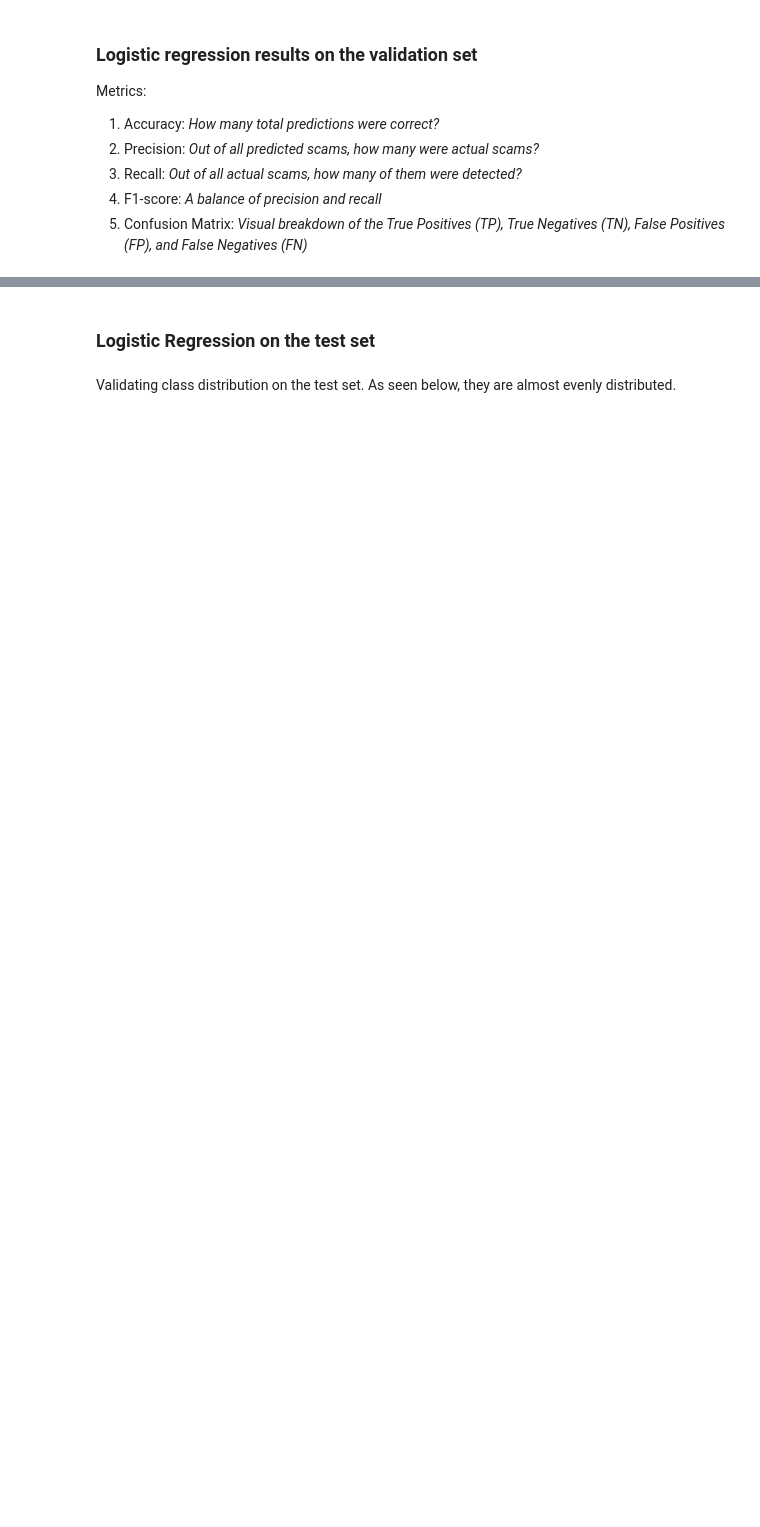
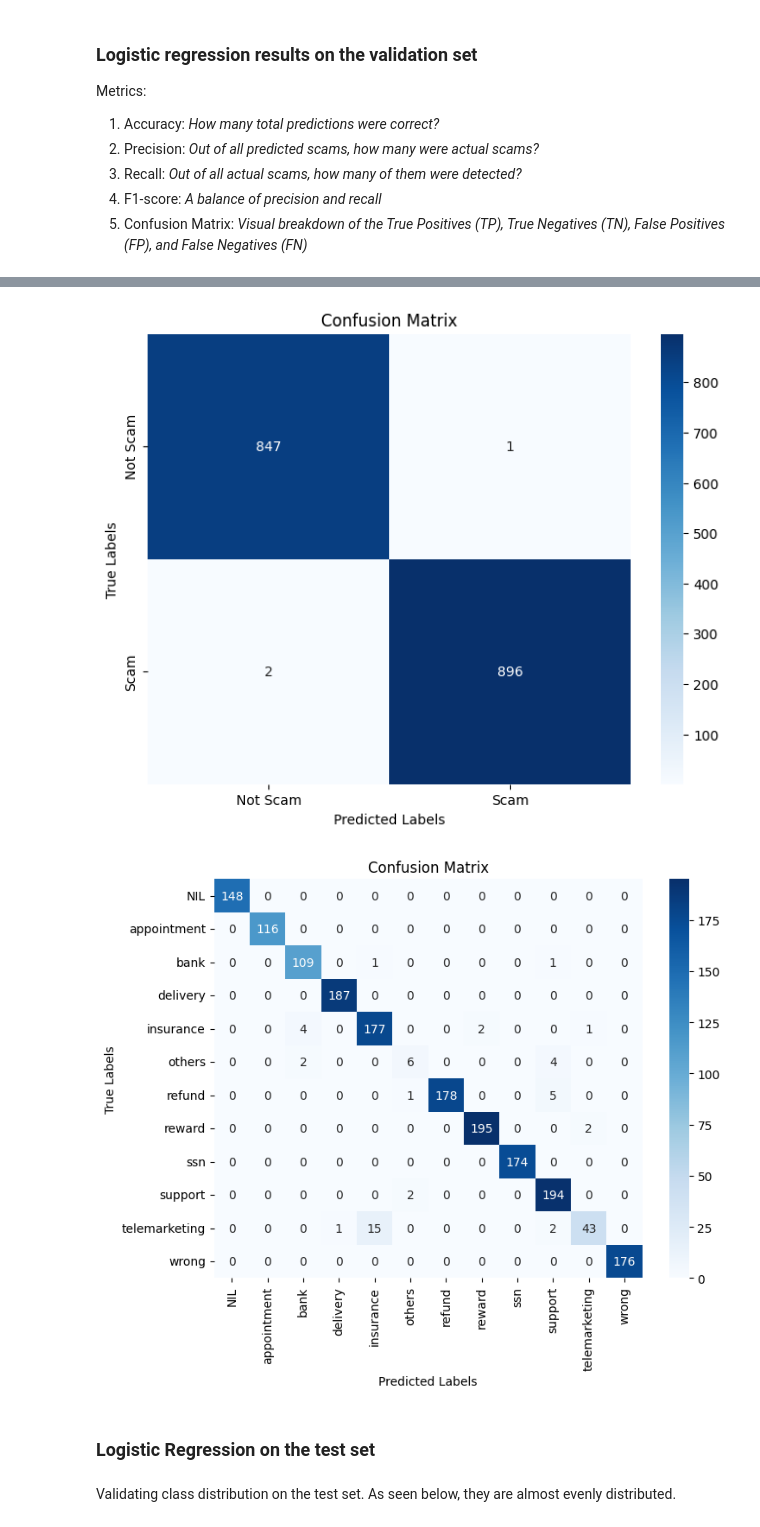
Before and after one commit to junxianyong/INF2008_P1-08, a Jupyter notebook: scam_detection/scam_detection.ipynb, the cells around one changed output, grey strips where cells are left out. Cells and saved outputs as stored; diff of their text form; code cells hidden in the pictures; blank space fills up the shorter version.

Commit message:
Multi Task and Multi Classes

```diff
--- a/scam_detection/scam_detection.ipynb
+++ b/scam_detection/scam_detection.ipynb
@@ -701,0 +715,7 @@ Final shape: (5820, 1536)
+# %%
+from sklearn.preprocessing import LabelEncoder
+
+le = LabelEncoder()
+type_encoded = le.fit_transform(dataset_df["type"])  # Now each type is a unique int
+num_types = len(le.classes_)  # Number of unique types
+print("Encoded Types:", type_encoded)
@@ -704,5 +730,5 @@ Final shape: (5820, 1536)
 # %%
 from sklearn.model_selection import train_test_split
 
-X_train, X_rest, y_train, y_rest = train_test_split(X_combined, dataset_df["labels"], test_size=0.6, random_state=42)
-X_val, X_test, y_val, y_test = train_test_split(X_rest, y_rest, test_size=0.5, random_state=42)
+X_train, X_test, y1_train, y1_test, y2_train, y2_test = train_test_split(X_combined, dataset_df["labels"], type_encoded, test_size=0.6, random_state=42)
+X_val, X_test, y1_val, y1_test, y2_val, y2_test = train_test_split(X_test, y1_test, y2_test, test_size=0.5, random_state=42)
@@ -721,8 +760,3 @@ Name: count, dtype: int64
 As you can see, the class distribution is fairly balanced in the validation set.
 # %% [markdown]
 ### Logistic Regression
-# %%
-from sklearn.linear_model import LogisticRegression
-
-logistic_model = LogisticRegression()
-logistic_model.fit(X_train, y_train)
@@ -809,0 +894,23 @@ plot_confusion_matrix(y_val, y_val_pred)  # Ensure y_val and y_val_pred are defi
+# %%
+y1_logistic_model = LogisticRegressionModel(X_train, y1_train)
+y2_logistic_model = LogisticRegressionModel(X_train, y2_train)
+
+y1_accuracy, y1_precision, y1_recall, y1_f1, y1_conf_matrix, y1_class_report = y1_logistic_model.evaluate(X_val, y1_val)
+
+print(f"Validation Set Metrics:\n")
+print(f"Accuracy: {y1_accuracy:.4f}")
+print(f"Precision: {y1_precision:.4f}")
+print(f"Recall: {y1_recall:.4f}")
+print(f"F1 Score: {y1_f1:.4f}")
+print("\nClassification Report:")
+print(y1_class_report)
+
+y2_accuracy, y2_precision, y2_recall, y2_f1, y2_conf_matrix, y2_class_report = y2_logistic_model.evaluate(X_val, y2_val)
+
+print(f"Validation Set Metrics:\n")
+print(f"Accuracy: {y2_accuracy:.4f}")
+print(f"Precision: {y2_precision:.4f}")
+print(f"Recall: {y2_recall:.4f}")
+print(f"F1 Score: {y2_f1:.4f}")
+print("\nClassification Report:")
+print(y2_class_report)
@@ -810,3 +935,10 @@ plot_confusion_matrix(y_val, y_val_pred)  # Ensure y_val and y_val_pred are defi
+# %%
+y1_logistic_model.plot_confusion_matrix(X_val, y1_val, ["Not Scam", "Scam"])
+
+y2_logistic_model.plot_confusion_matrix(X_val, y2_val, le.classes_)
+# %% [output]
+[figure, added]
+[figure, added]
 # %% [markdown]
 ### Logistic Regression on the test set
 # %% [markdown]
```
Also changed, not shown: parts of 36 cells of this notebook, 2 other files.
